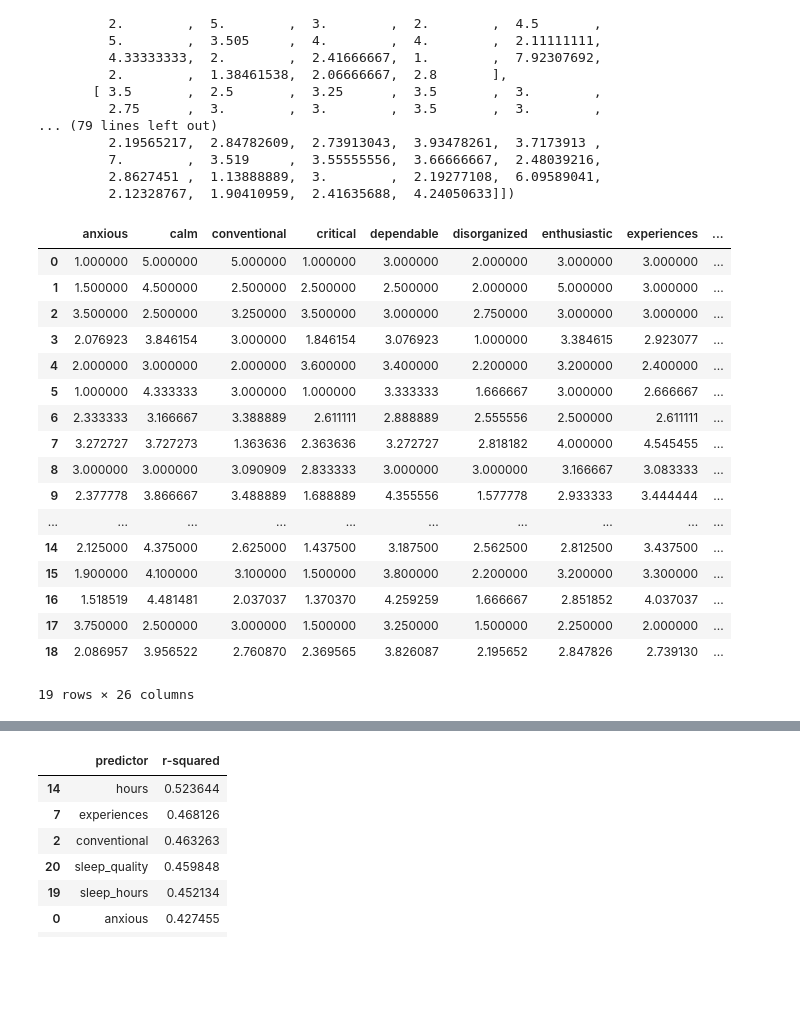
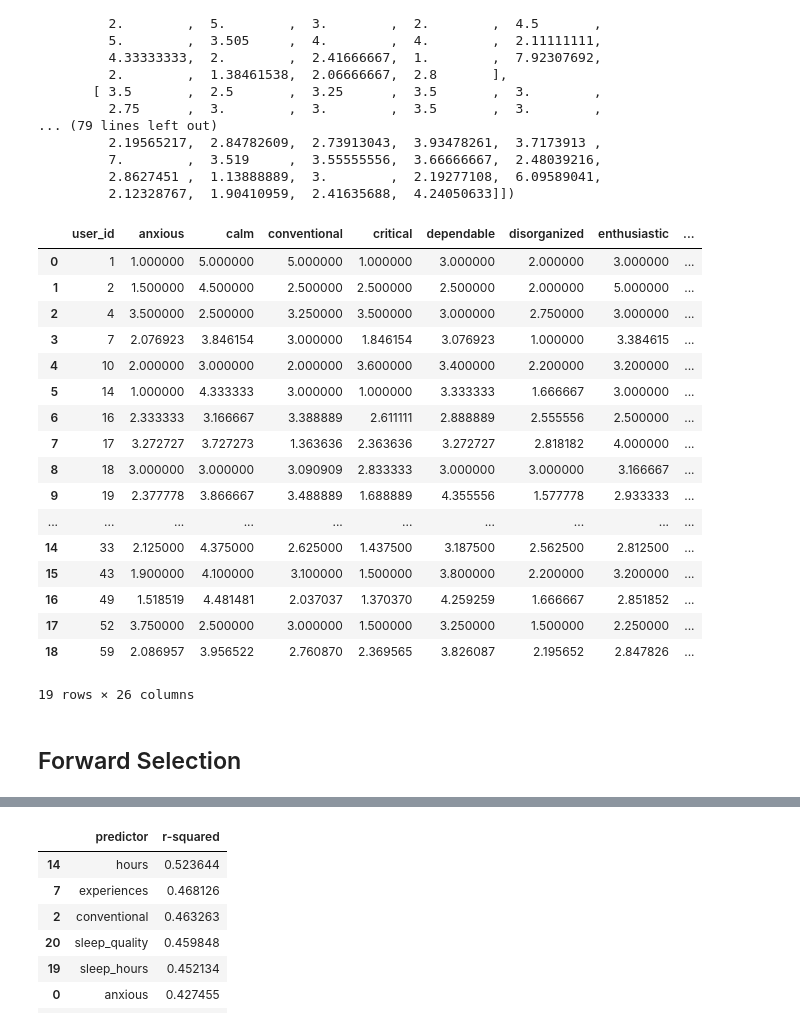
Before and after one commit to fanxu30/student_mental_health_ml, a Jupyter notebook: Fan/ml_aggregation.ipynb, the cells around one changed output, grey strips where cells are left out. Saved outputs shown, nothing was run; the diff lists cells and outputs as text; code cells hidden in the pictures; blank space fills up the shorter version.

```diff
--- a/Fan/ml_aggregation.ipynb
+++ b/Fan/ml_aggregation.ipynb
@@ -321,34 +113,38 @@ array([[ 1.        ,  5.        ,  5.        ,  1.        ,  3.        ,
          2.8627451 ,  1.13888889,  3.        ,  2.19277108,  6.09589041,
          2.12328767,  1.90410959,  2.41635688,  4.24050633]])
 # %%
-merged_social
-y = merged_social["total_score"]
-X = merged_social.drop(
+# Split the data into features and target variable
+y = merged_final["total_score"]
+X = merged_final.drop(
     columns=[
         "total_score",
     ]
 )
+
+# Convert user_id to int64
 X["user_id"] = X["user_id"].replace("[^0-9]", "", regex=True).astype("int64")
 X
 # %% [output]
-|  | anxious | calm | conventional | critical | dependable | disorganized | enthusiastic | experiences | ... |
-| 0 | 1.000000 | 5.000000 | 5.000000 | 1.000000 | 3.000000 | 2.000000 | 3.000000 | 3.000000 | ... |
-| 1 | 1.500000 | 4.500000 | 2.500000 | 2.500000 | 2.500000 | 2.000000 | 5.000000 | 3.000000 | ... |
-| 2 | 3.500000 | 2.500000 | 3.250000 | 3.500000 | 3.000000 | 2.750000 | 3.000000 | 3.000000 | ... |
-| 3 | 2.076923 | 3.846154 | 3.000000 | 1.846154 | 3.076923 | 1.000000 | 3.384615 | 2.923077 | ... |
-| 4 | 2.000000 | 3.000000 | 2.000000 | 3.600000 | 3.400000 | 2.200000 | 3.200000 | 2.400000 | ... |
-| 5 | 1.000000 | 4.333333 | 3.000000 | 1.000000 | 3.333333 | 1.666667 | 3.000000 | 2.666667 | ... |
-| 6 | 2.333333 | 3.166667 | 3.388889 | 2.611111 | 2.888889 | 2.555556 | 2.500000 | 2.611111 | ... |
-| 7 | 3.272727 | 3.727273 | 1.363636 | 2.363636 | 3.272727 | 2.818182 | 4.000000 | 4.545455 | ... |
-| 8 | 3.000000 | 3.000000 | 3.090909 | 2.833333 | 3.000000 | 3.000000 | 3.166667 | 3.083333 | ... |
-| 9 | 2.377778 | 3.866667 | 3.488889 | 1.688889 | 4.355556 | 1.577778 | 2.933333 | 3.444444 | ... |
+|  | user_id | anxious | calm | conventional | critical | dependable | disorganized | enthusiastic | ... |
+| 0 | 1 | 1.000000 | 5.000000 | 5.000000 | 1.000000 | 3.000000 | 2.000000 | 3.000000 | ... |
+| 1 | 2 | 1.500000 | 4.500000 | 2.500000 | 2.500000 | 2.500000 | 2.000000 | 5.000000 | ... |
+| 2 | 4 | 3.500000 | 2.500000 | 3.250000 | 3.500000 | 3.000000 | 2.750000 | 3.000000 | ... |
+| 3 | 7 | 2.076923 | 3.846154 | 3.000000 | 1.846154 | 3.076923 | 1.000000 | 3.384615 | ... |
+| 4 | 10 | 2.000000 | 3.000000 | 2.000000 | 3.600000 | 3.400000 | 2.200000 | 3.200000 | ... |
+| 5 | 14 | 1.000000 | 4.333333 | 3.000000 | 1.000000 | 3.333333 | 1.666667 | 3.000000 | ... |
+| 6 | 16 | 2.333333 | 3.166667 | 3.388889 | 2.611111 | 2.888889 | 2.555556 | 2.500000 | ... |
+| 7 | 17 | 3.272727 | 3.727273 | 1.363636 | 2.363636 | 3.272727 | 2.818182 | 4.000000 | ... |
+| 8 | 18 | 3.000000 | 3.000000 | 3.090909 | 2.833333 | 3.000000 | 3.000000 | 3.166667 | ... |
+| 9 | 19 | 2.377778 | 3.866667 | 3.488889 | 1.688889 | 4.355556 | 1.577778 | 2.933333 | ... |
 | ... | ... | ... | ... | ... | ... | ... | ... | ... | ... |
-| 14 | 2.125000 | 4.375000 | 2.625000 | 1.437500 | 3.187500 | 2.562500 | 2.812500 | 3.437500 | ... |
-| 15 | 1.900000 | 4.100000 | 3.100000 | 1.500000 | 3.800000 | 2.200000 | 3.200000 | 3.300000 | ... |
-| 16 | 1.518519 | 4.481481 | 2.037037 | 1.370370 | 4.259259 | 1.666667 | 2.851852 | 4.037037 | ... |
-| 17 | 3.750000 | 2.500000 | 3.000000 | 1.500000 | 3.250000 | 1.500000 | 2.250000 | 2.000000 | ... |
-| 18 | 2.086957 | 3.956522 | 2.760870 | 2.369565 | 3.826087 | 2.195652 | 2.847826 | 2.739130 | ... |
+| 14 | 33 | 2.125000 | 4.375000 | 2.625000 | 1.437500 | 3.187500 | 2.562500 | 2.812500 | ... |
+| 15 | 43 | 1.900000 | 4.100000 | 3.100000 | 1.500000 | 3.800000 | 2.200000 | 3.200000 | ... |
+| 16 | 49 | 1.518519 | 4.481481 | 2.037037 | 1.370370 | 4.259259 | 1.666667 | 2.851852 | ... |
+| 17 | 52 | 3.750000 | 2.500000 | 3.000000 | 1.500000 | 3.250000 | 1.500000 | 2.250000 | ... |
+| 18 | 59 | 2.086957 | 3.956522 | 2.760870 | 2.369565 | 3.826087 | 2.195652 | 2.847826 | ... |
 19 rows × 26 columns
+# %% [markdown]
+## Forward Selection
 # %%
 import statsmodels.api as sm
 
```
Also changed, not shown: parts of 32 cells of this notebook.
